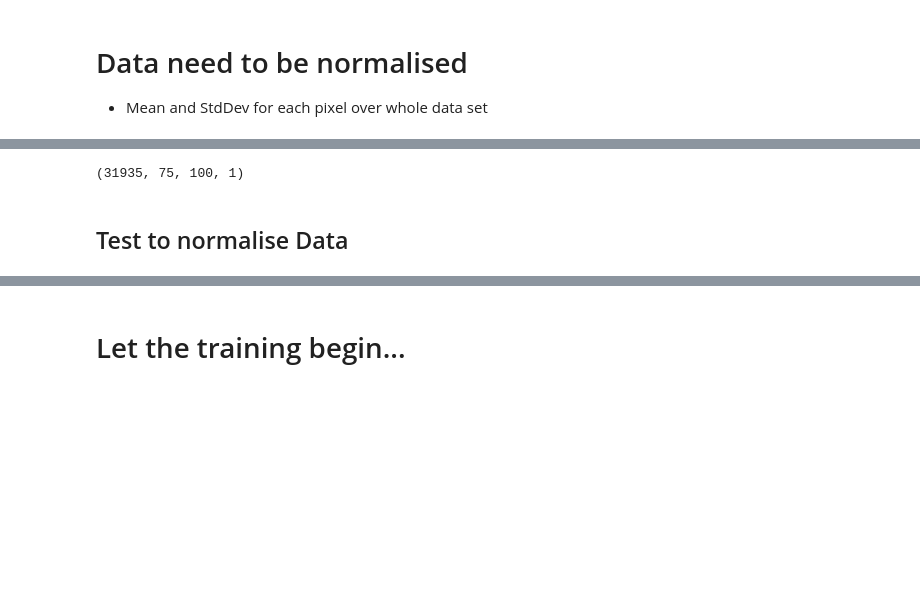
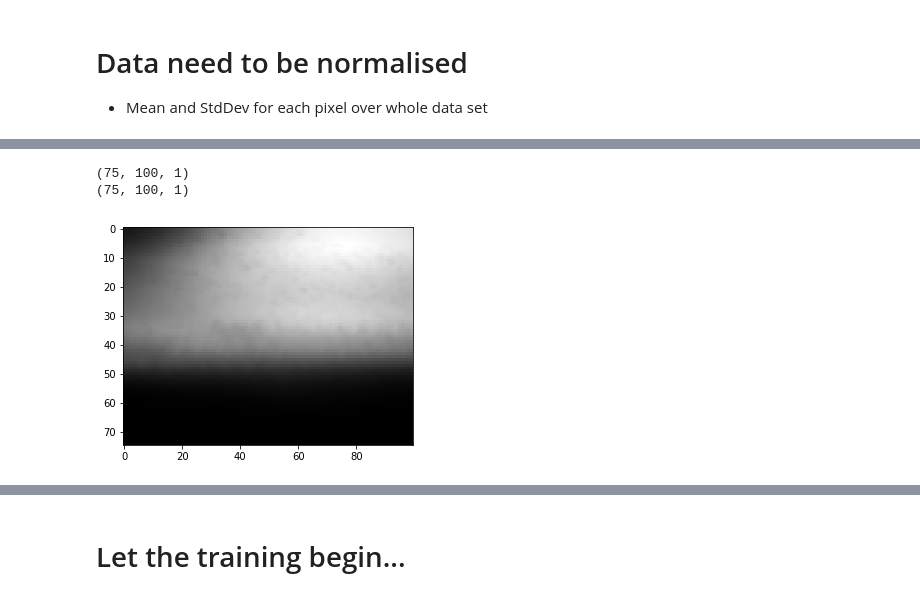
Before and after one commit to jamenne/WindingControl, a Jupyter notebook: WindingControlTraining.ipynb, the cells around one changed output, grey strips where cells are left out. Drawn from its saved outputs; the diff is of its cells as text; code cells hidden in the pictures; blank space fills up the shorter version.

```diff
--- a/WindingControlTraining.ipynb
+++ b/WindingControlTraining.ipynb
@@ -120 +96,6 @@ X_test_neg = np.array([scipy.misc.imresize(np.array(Image.open(fname)), (x,y)) f
+# %%
+X_all = np.concatenate((X_pos, X_neg), axis=0)
+Y_all = np_utils.to_categorical(np.concatenate(( np.zeros((negativ_len,1)), np.ones((positiv_len, 1)) ), axis=0), 2)
+#X_all_trans = np.concatenate((X_pos, X_posind, X_posinu, X_posinl, X_posinr, X_neg, X_negind, X_neginu, X_neginl, X_neginr), axis=0)
+#Y_all_trans = np_utils.to_categorical(np.concatenate((np.ones((5*positiv_len, 1)), np.zeros((5*negativ_len,1))), axis=0), 2)
 # %%
@@ -166,0 +109,16 @@ print(Y_test.shape)
+# %%
+#Shuffling the order of the input - required to avoid batches selecting only positive/negative images
+randomize = np.arange(len(X_all))
+np.random.shuffle(randomize)
+X_all = X_all[randomize]
+Y_all = Y_all[randomize]
+# %%
+# Hold 5% back as training data
+train_split = int(0.05 * len(X_all))
+
+# Separate in Training and Testing Sample
+X_train = X_all[train_split:]
+Y_train = Y_all[train_split:]
+
+X_test = X_all[:train_split]
+Y_test = Y_all[:train_split]
@@ -183,2 +183,26 @@ X_train.shape
+# %%
+print(means.shape)
+print(stds.shape)
+#print(means_30_40.shape)
+#print(stds_30_40.shape)
+# %% [output]
+(75, 100, 1)
+(75, 100, 1)
+# %%
+path_meanstd = '../TrainedModels/' + str(datetime.now().strftime('%Y-%m-%d')) + '/MeansStdDev/'
+
+if not os.path.exists(path_meanstd):
+    os.makedirs(path_meanstd)
+    print('Created path: {}'.format(path_meanstd))
+
+#np.savetxt('../Data/Means_30_40.txt', means_30_40)
+#np.savetxt('../Data/StdDev_30_40.txt', stds_30_40)
+np.savetxt(path_meanstd +'Means_' +  str(datetime.now().strftime('%Y-%m-%d_%H-%M-%S')) +  '.txt', means)
+np.savetxt(path_meanstd +'StdDev_' +  str(datetime.now().strftime('%Y-%m-%d_%H-%M-%S')) +  '.txt', stds)
+# %%
+plt.imshow(np.squeeze(means), cmap='gray')
+plt.savefig(path_meanstd + 'MeanImg' +  str(datetime.now().strftime('%Y-%m-%d_%H-%M-%S')) + '.png')
+# %% [output]
+[figure, added]
 # %%
 X_train_norm = np.array([(img-means)/stds for img in X_train])
@@ -185,4 +209,0 @@ X_train_norm = np.array([(img-means)/stds for img in X_train])
-# %%
-X_train_norm.shape
-# %% [output]
-(31935, 75, 100, 1)
@@ -191,2 +209,0 @@ X_test_norm = np.array([(img-means)/stds for img in X_test])
-# %% [markdown]
-## Test to normalise Data
```
Also changed, not shown: parts of 58 cells of this notebook.
